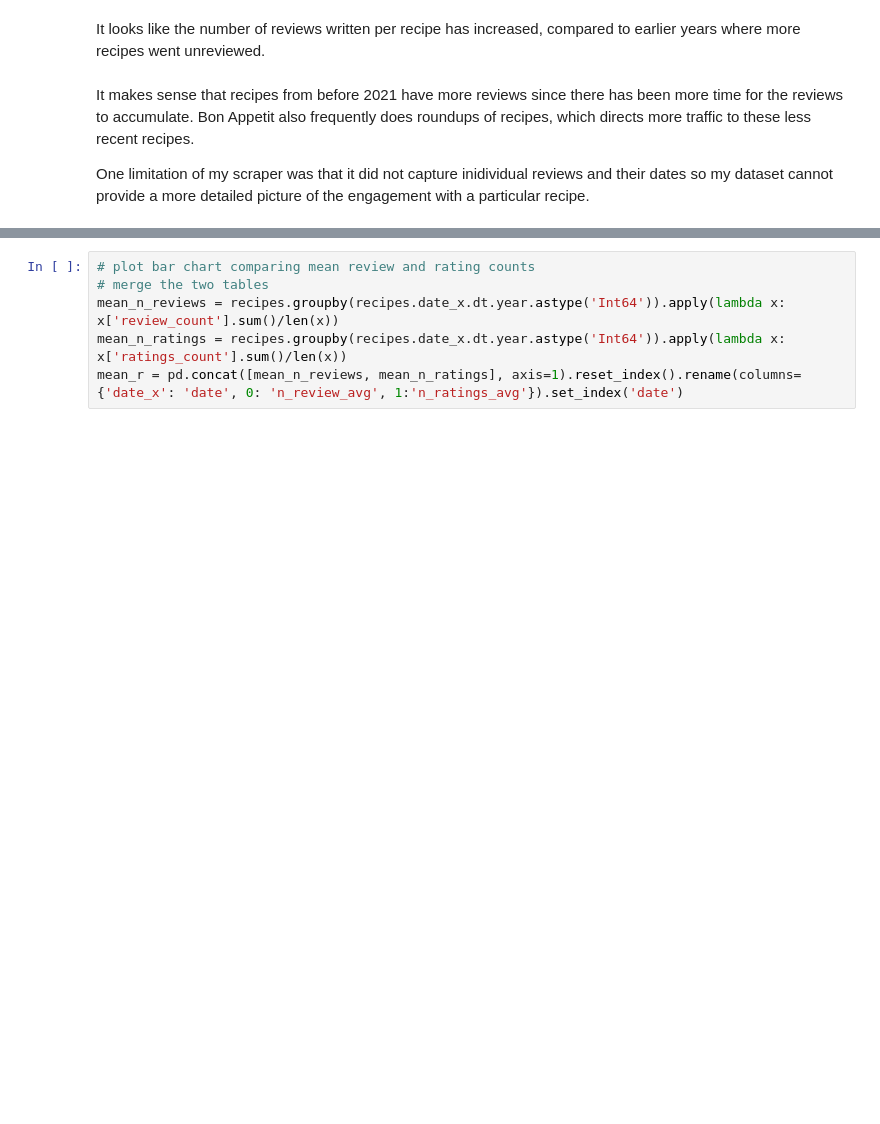
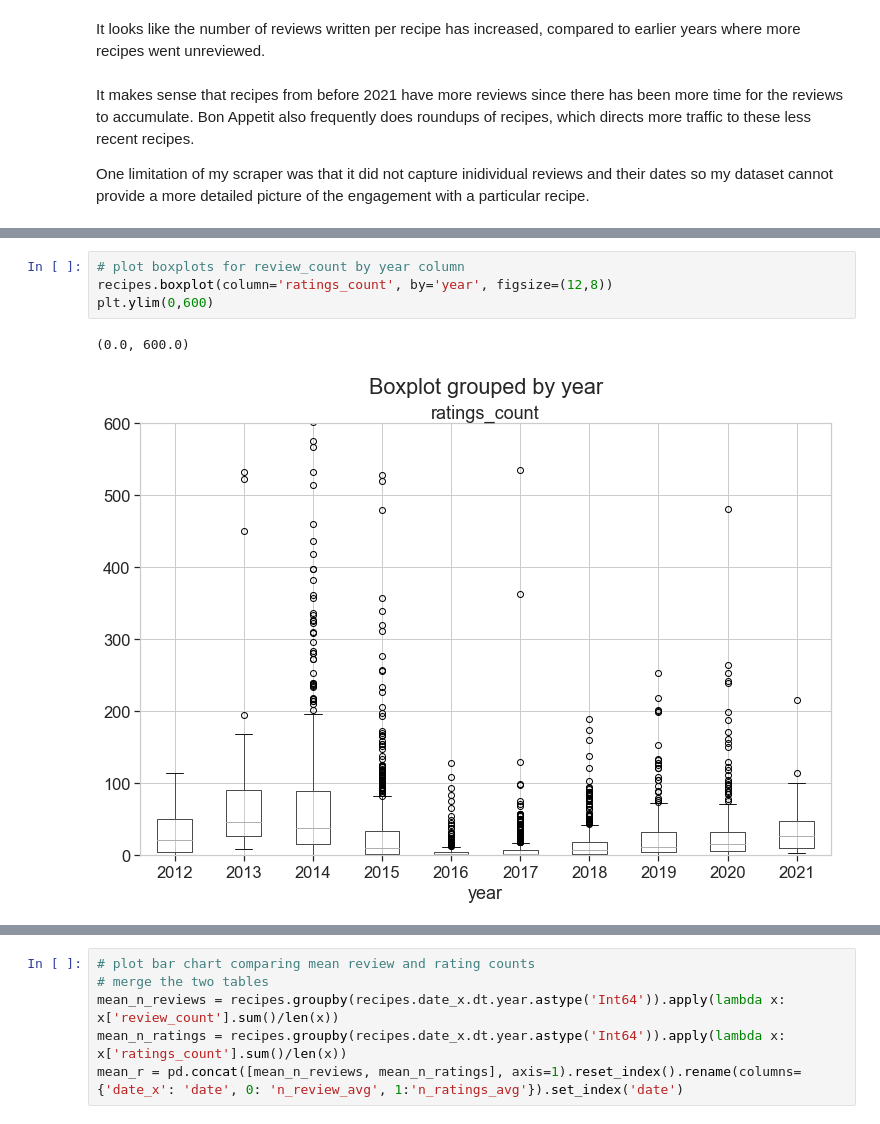
Before and after one commit to fangningtan/bon-app, a Jupyter notebook: 03-bon-app-performance.ipynb, the cells around one changed output, grey strips where cells are left out. Drawn from its saved outputs; the diff is of its cells as text; blank space fills up the shorter version.

```diff
--- a/03-bon-app-performance.ipynb
+++ b/03-bon-app-performance.ipynb
@@ -188,4 +201,11 @@ date_x
 dtype: float64
+# %%
+# plot boxplots for review_count by year column
+recipes.boxplot(column='ratings_count', by='year', figsize=(12,8))
+plt.ylim(0,600)
+# %% [output]
+(0.0, 600.0)
+[figure, added]
 # %%
 recipes.groupby(recipes.date_x.dt.year.astype('Int64')).apply(lambda x: x['ratings_count'].sum()/len(x))
 # %% [output]
```
Also changed, not shown: parts of 16 cells of this notebook.
